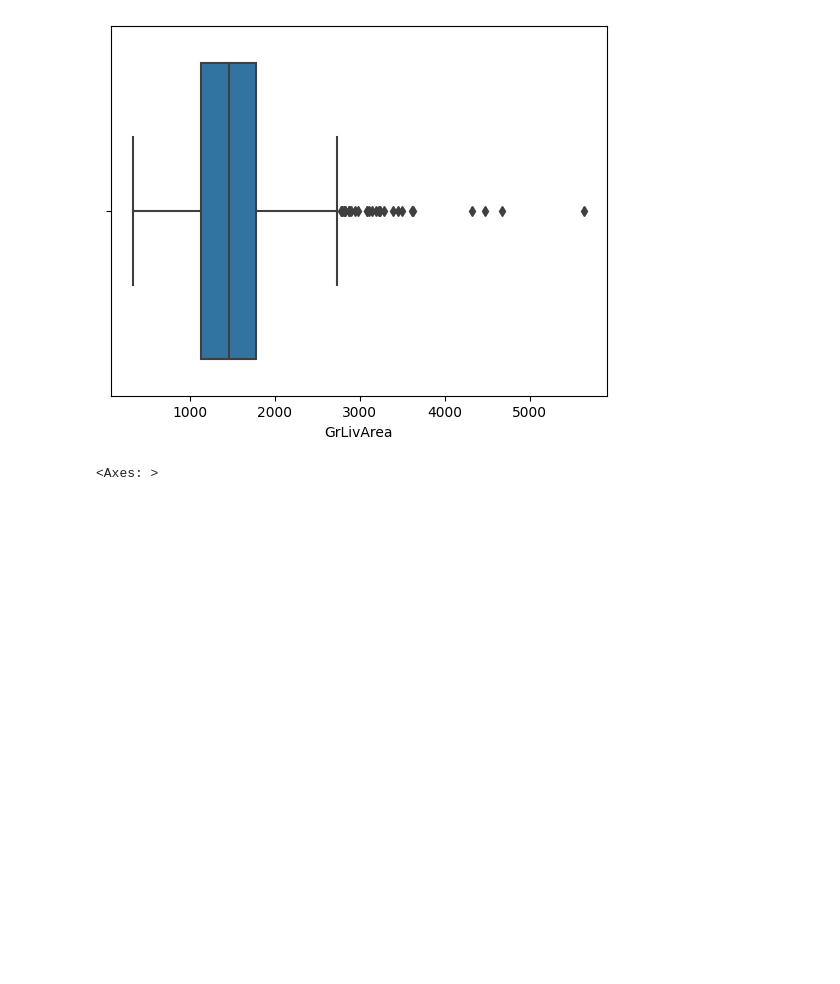
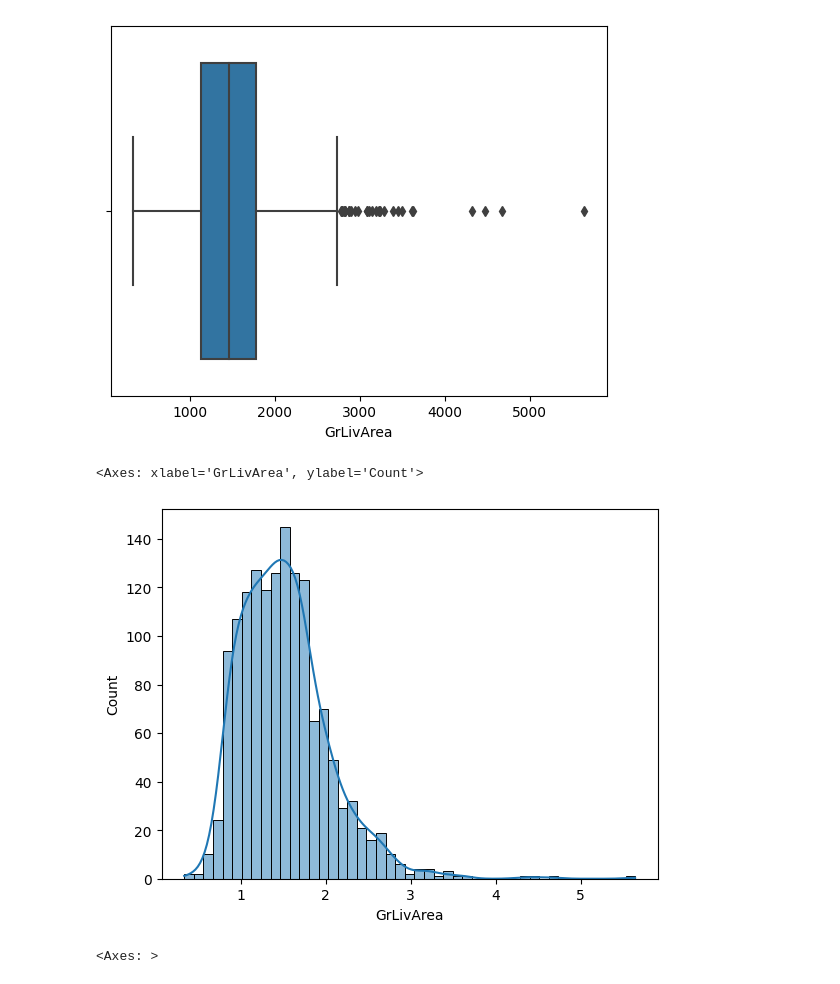
Before and after one commit to Data4i/House-Prices---Advanced-Regression-Techniques, a Jupyter notebook: house-prices.ipynb, the cells around one changed output. Saved outputs shown, nothing was run; the diff lists cells and outputs as text; code cells hidden in the pictures; blank space fills up the shorter version.

```diff
--- a/house-prices.ipynb
+++ b/house-prices.ipynb
@@ -205,6 +82,11 @@ sns.boxplot(data = house, x  = 'GrLivArea')
 # %% [output]
 <Axes: xlabel='GrLivArea'>
 [figure]
+# %%
+sns.histplot(house['GrLivArea']/1000, kde = True)
+# %% [output]
+<Axes: xlabel='GrLivArea', ylabel='Count'>
+[figure, added]
 # %%
 # GrLivArea: Above grade (ground) living area square feet
 house['GrLivAreaRF'] = pd.cut(
```
Also changed, not shown: parts of 15 cells of this notebook.
